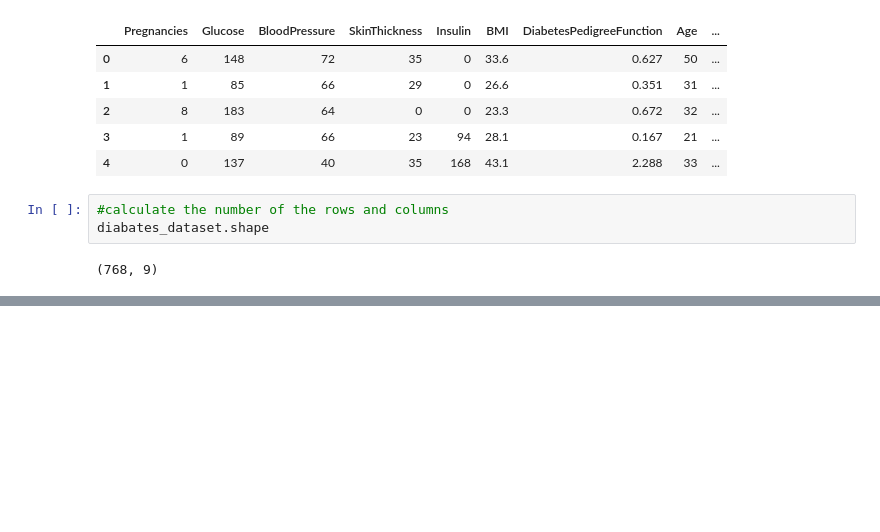
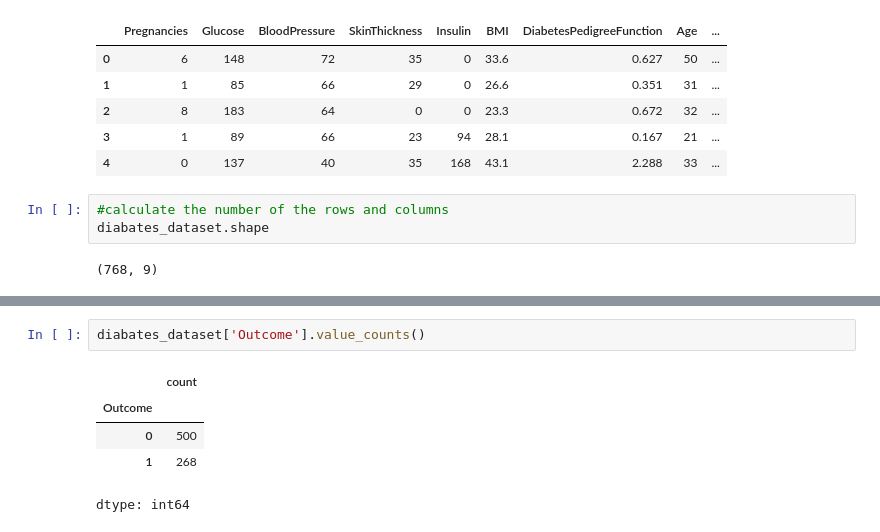
Before and after one commit to WimukthiPWijerathne/Diabates_Prediction_Model, a Jupyter notebook: Diabates_Prediction.ipynb, the cells around one changed output, grey strips where cells are left out. Cells and saved outputs as stored; diff of their text form; blank space fills up the shorter version.

```diff
--- a/Diabates_Prediction.ipynb
+++ b/Diabates_Prediction.ipynb
@@ -43,3 +43,11 @@ diabates_dataset.describe()
 | 50% | 3.000000 | 117.000000 | 72.000000 | 23.000000 | 30.500000 | 32.000000 | 0.372500 | 29.000000 | ... |
 | 75% | 6.000000 | 140.250000 | 80.000000 | 32.000000 | 127.250000 | 36.600000 | 0.626250 | 41.000000 | ... |
 | max | 17.000000 | 199.000000 | 122.000000 | 99.000000 | 846.000000 | 67.100000 | 2.420000 | 81.000000 | ... |
+# %%
+diabates_dataset['Outcome'].value_counts()
+# %% [output]
+|  | count |
+| Outcome |  |
+| 0 | 500 |
+| 1 | 268 |
+dtype: int64
```
Also changed, not shown: parts of 1 cell of this notebook.
